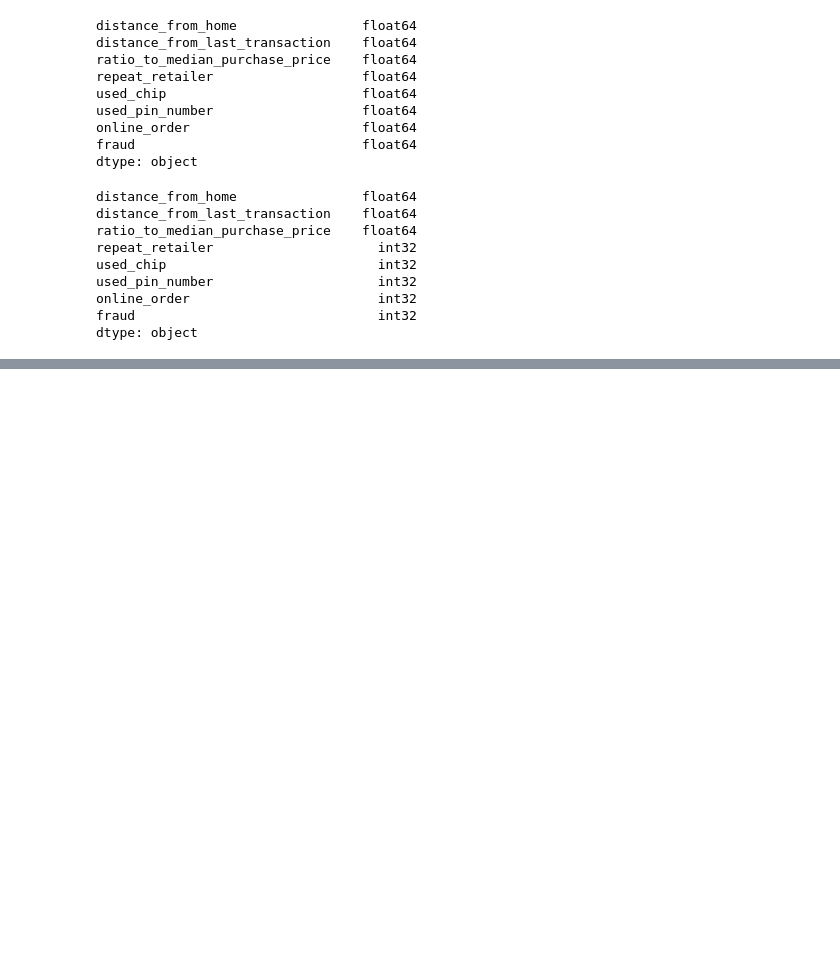
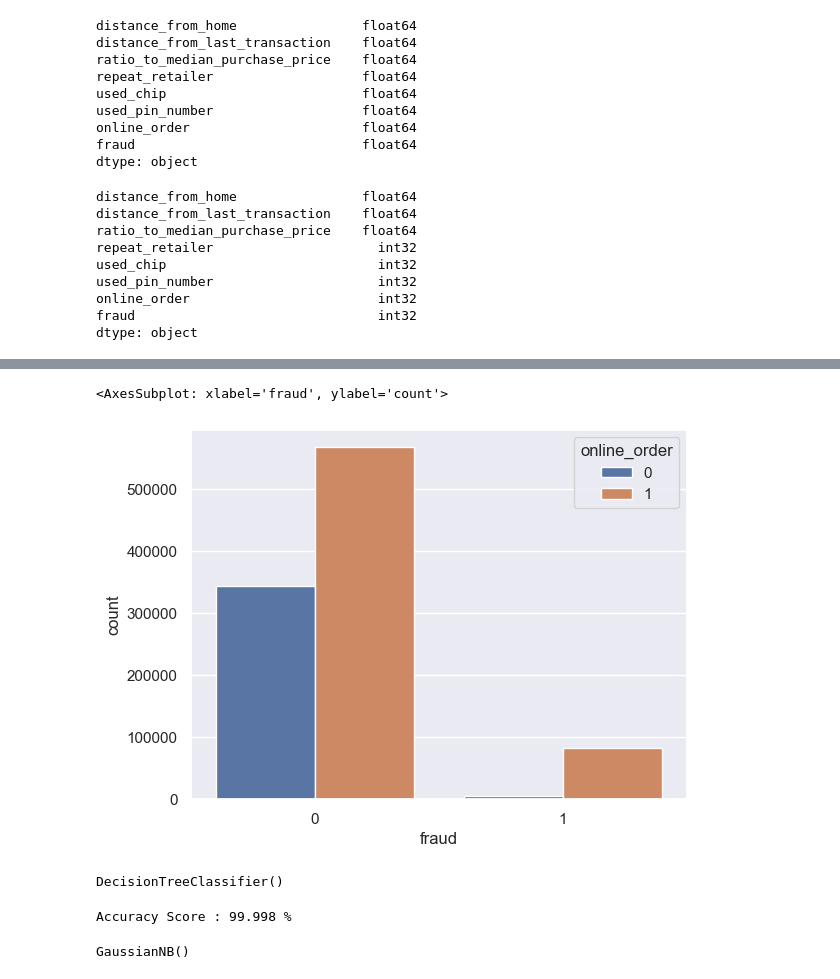
Before and after one commit to Divya642003/credit_card_fraud_detection, a Jupyter notebook: card_detection.ipynb, the cells around one changed output, grey strips where cells are left out. Cells and saved outputs as stored; diff of their text form; code cells hidden in the pictures; blank space fills up the shorter version.

```diff
--- a/card_detection.ipynb
+++ b/card_detection.ipynb
@@ -80,0 +96,5 @@ df.head()
+# %%
+sns.countplot(data=df , x="fraud",hue="online_order")
+# %% [output]
+<AxesSubplot: xlabel='fraud', ylabel='count'>
+[figure, added]
@@ -80,0 +110,19 @@ df.head()
+# %%
+from sklearn.tree import DecisionTreeClassifier
+
+dtree = DecisionTreeClassifier()
+dtree.fit(x_train,y_train)
+# %% [output]
+DecisionTreeClassifier()
+# %%
+y_pred = dtree.predict(x_test)
+print("Accuracy Score :", accuracy_score(y_test, y_pred)*100, "%")
+# %% [output]
+Accuracy Score : 99.998 %
+# %%
+from sklearn.naive_bayes import GaussianNB
+
+nb=GaussianNB()
+nb.fit(x_train,y_train)
+# %% [output]
+GaussianNB()
```
Also changed, not shown: parts of 13 cells of this notebook.
